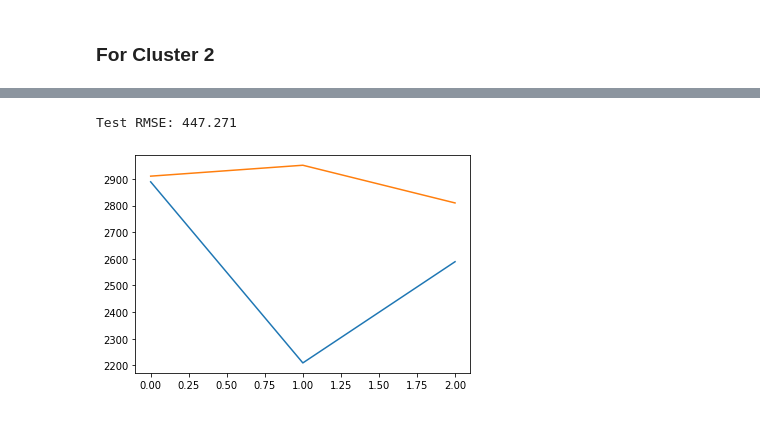
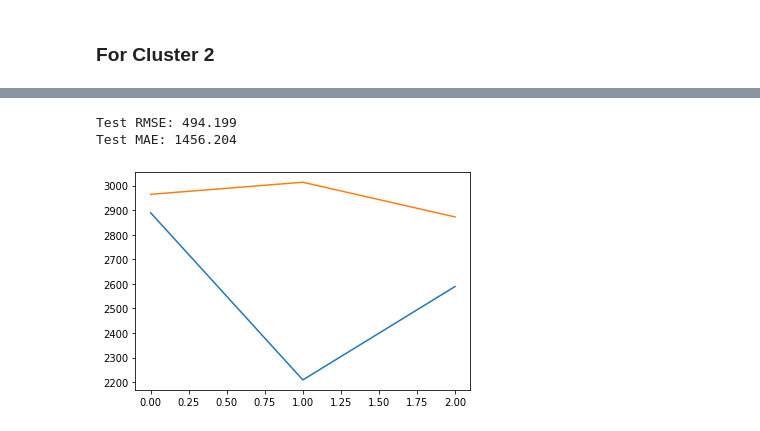
Before and after one commit to sam23121/energy_consumption, a Jupyter notebook: notebooks/time_series_with_LSTM2_single.ipynb, the cells around one changed output, grey strips where cells are left out. Saved outputs shown, nothing was run; the diff lists cells and outputs as text; code cells hidden in the pictures.

```diff
--- a/notebooks/time_series_with_LSTM2_single.ipynb
+++ b/notebooks/time_series_with_LSTM2_single.ipynb
@@ -294,11 +302,15 @@ Month=3, Predicted=2809.722590, Expected=2589.000000
 # %%
 # report performance
 rmse = sqrt(mean_squared_error(raw_values3[-3:], predictions))
 print('Test RMSE: %.3f' % rmse)
+
+mae = mean_absolute_error(raw_values[-3:], predictions)
+print('Test MAE: %.3f' % mae)
 # line plot of observed vs predicted
 pyplot.plot(raw_values3[-3:])
 pyplot.plot(predictions)
 pyplot.show()
 # %% [output]
-Test RMSE: 447.271
+Test RMSE: 494.199
+Test MAE: 1456.204
-[figure, old version]
+[figure, new version]
```
Also changed, not shown: parts of 9 cells of this notebook, 3 other files.
